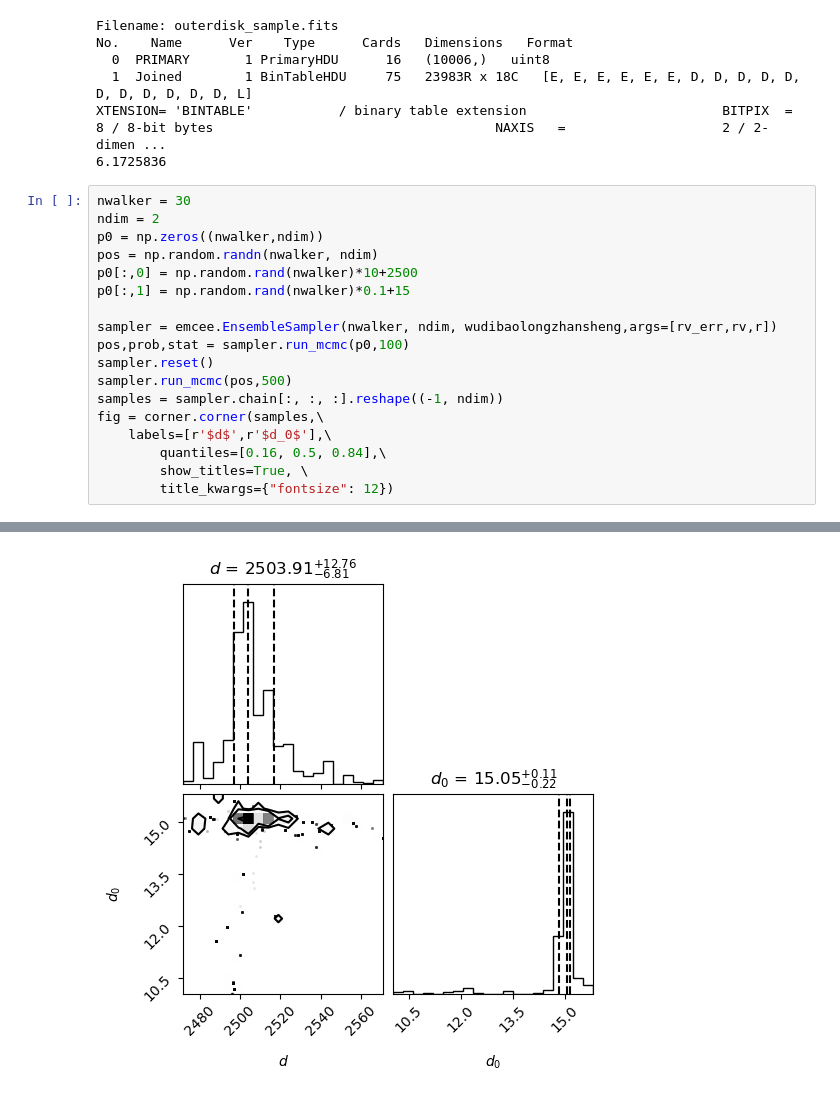
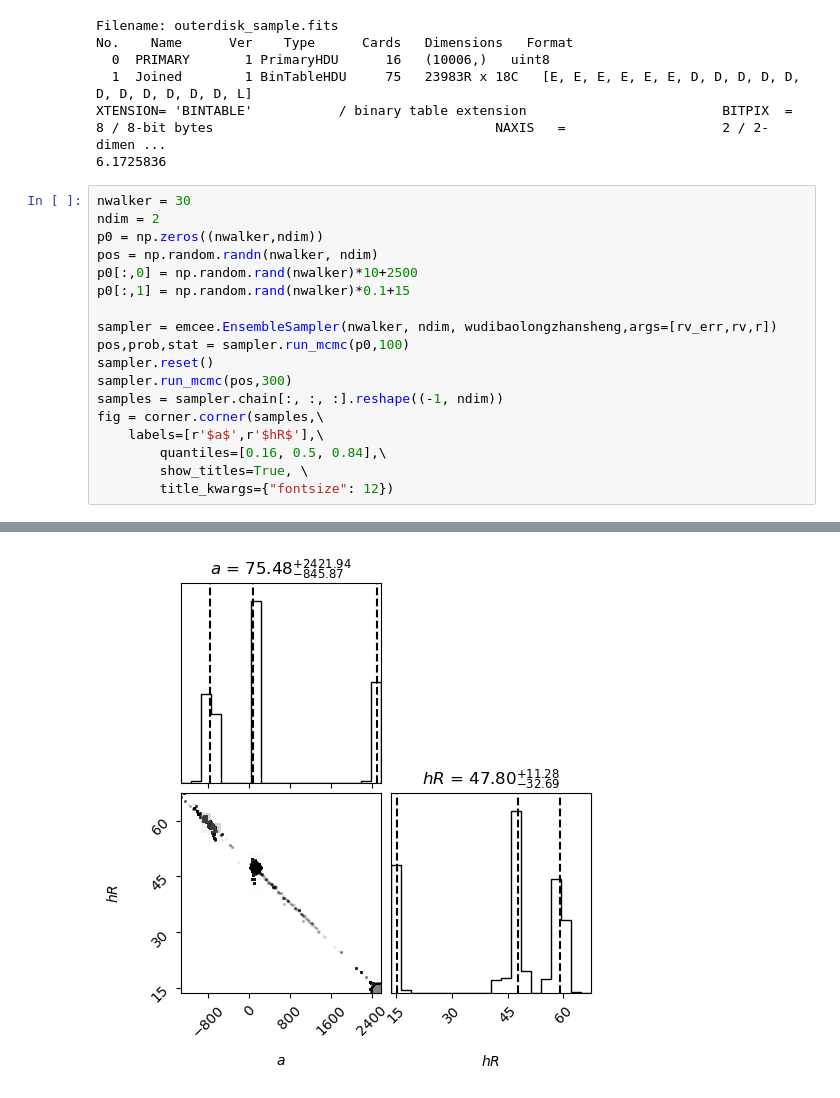
Before and after one commit to suiranruofeng/AstroStatisticsGW, a Jupyter notebook: 2/2.ipynb, the cells around one changed output, grey strips where cells are left out. Saved outputs shown, nothing was run; the diff lists cells and outputs as text.

```diff
--- a/2/2.ipynb
+++ b/2/2.ipynb
@@ -57,10 +57,10 @@ p0[:,1] = np.random.rand(nwalker)*0.1+15
 sampler = emcee.EnsembleSampler(nwalker, ndim, wudibaolongzhansheng,args=[rv_err,rv,r])
 pos,prob,stat = sampler.run_mcmc(p0,100)
 sampler.reset()
-sampler.run_mcmc(pos,500)
+sampler.run_mcmc(pos,300)
 samples = sampler.chain[:, :, :].reshape((-1, ndim))
 fig = corner.corner(samples,\
-    labels=[r'$d$',r'$d_0$'],\
+    labels=[r'$a$',r'$hR$'],\
         quantiles=[0.16, 0.5, 0.84],\
         show_titles=True, \
         title_kwargs={"fontsize": 12})
@@ -68 +69 @@ fig = corner.corner(samples,\
-[figure, old version]
+[figure, new version]
```
Also changed, not shown: parts of 1 cell of this notebook, 14 other files.
